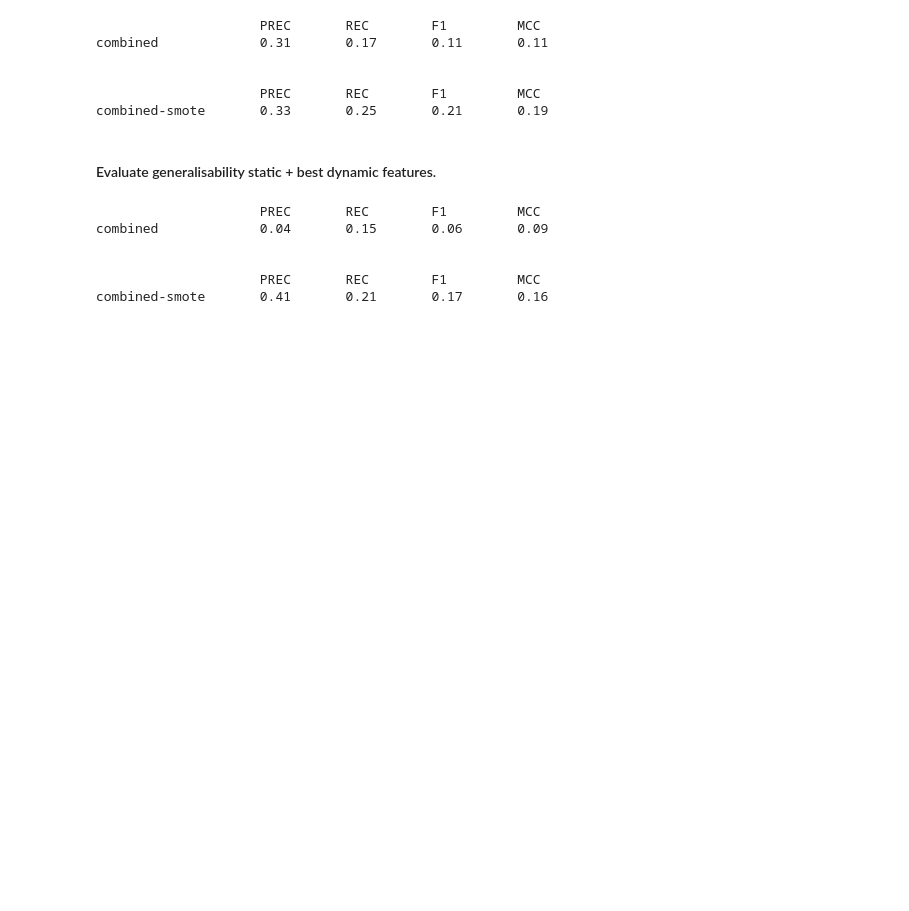
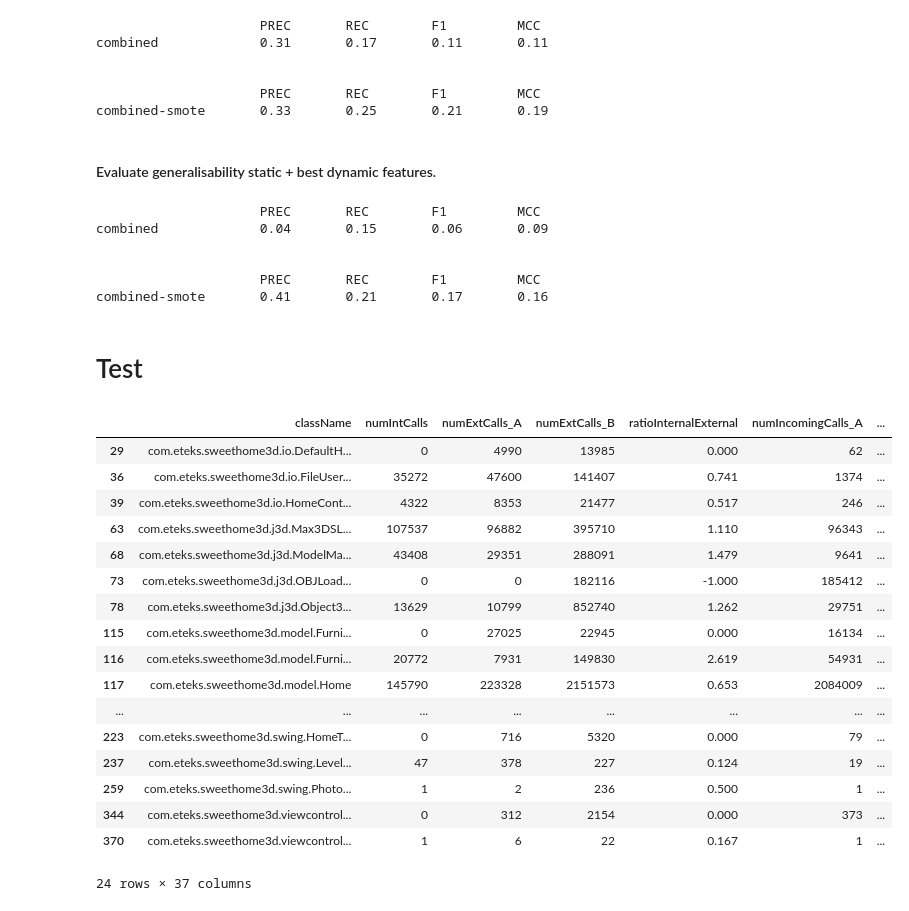
Before and after one commit to Mboopi/JavaClassClassification, a Jupyter notebook: classification_experiment/sweethome3d/classification.ipynb, the cells around one changed output. Saved outputs shown, nothing was run; the diff lists cells and outputs as text; code cells hidden in the pictures; blank space fills up the shorter version.

```diff
--- a/classification_experiment/sweethome3d/classification.ipynb
+++ b/classification_experiment/sweethome3d/classification.ipynb
@@ -880,3 +960,32 @@ combined             0.04       0.15       0.06       0.09
 
                      PREC       REC        F1         MCC
 combined-smote       0.41       0.21       0.17       0.16
+# %% [markdown]
+# Test
+# %%
+ST = combined_data[combined_data["label_x"] == "Structurer"]
+# display(combined_data.head(5))
+# display(ST)
+sub_data = combined_data[["getters", "setters", "label_x"]]
+# display(sub_data[sub_data["label_x"] == "Structurer"])
+
+display(data[data["label"] == "Structurer"])
+# %% [output]
+|  | className | numIntCalls | numExtCalls_A | numExtCalls_B | ratioInternalExternal | numIncomingCalls_A | ... |
+| 29 | com.eteks.sweethome3d.io.DefaultH... | 0 | 4990 | 13985 | 0.000 | 62 | ... |
+| 36 | com.eteks.sweethome3d.io.FileUser... | 35272 | 47600 | 141407 | 0.741 | 1374 | ... |
+| 39 | com.eteks.sweethome3d.io.HomeCont... | 4322 | 8353 | 21477 | 0.517 | 246 | ... |
+| 63 | com.eteks.sweethome3d.j3d.Max3DSL... | 107537 | 96882 | 395710 | 1.110 | 96343 | ... |
+| 68 | com.eteks.sweethome3d.j3d.ModelMa... | 43408 | 29351 | 288091 | 1.479 | 9641 | ... |
+| 73 | com.eteks.sweethome3d.j3d.OBJLoad... | 0 | 0 | 182116 | -1.000 | 185412 | ... |
+| 78 | com.eteks.sweethome3d.j3d.Object3... | 13629 | 10799 | 852740 | 1.262 | 29751 | ... |
+| 115 | com.eteks.sweethome3d.model.Furni... | 0 | 27025 | 22945 | 0.000 | 16134 | ... |
+| 116 | com.eteks.sweethome3d.model.Furni... | 20772 | 7931 | 149830 | 2.619 | 54931 | ... |
+| 117 | com.eteks.sweethome3d.model.Home | 145790 | 223328 | 2151573 | 0.653 | 2084009 | ... |
+| ... | ... | ... | ... | ... | ... | ... | ... |
+| 223 | com.eteks.sweethome3d.swing.HomeT... | 0 | 716 | 5320 | 0.000 | 79 | ... |
+| 237 | com.eteks.sweethome3d.swing.Level... | 47 | 378 | 227 | 0.124 | 19 | ... |
+| 259 | com.eteks.sweethome3d.swing.Photo... | 1 | 2 | 236 | 0.500 | 1 | ... |
+| 344 | com.eteks.sweethome3d.viewcontrol... | 0 | 312 | 2154 | 0.000 | 373 | ... |
+| 370 | com.eteks.sweethome3d.viewcontrol... | 1 | 6 | 22 | 0.167 | 1 | ... |
+24 rows × 37 columns
```
Also changed, not shown: parts of 16 cells of this notebook.
